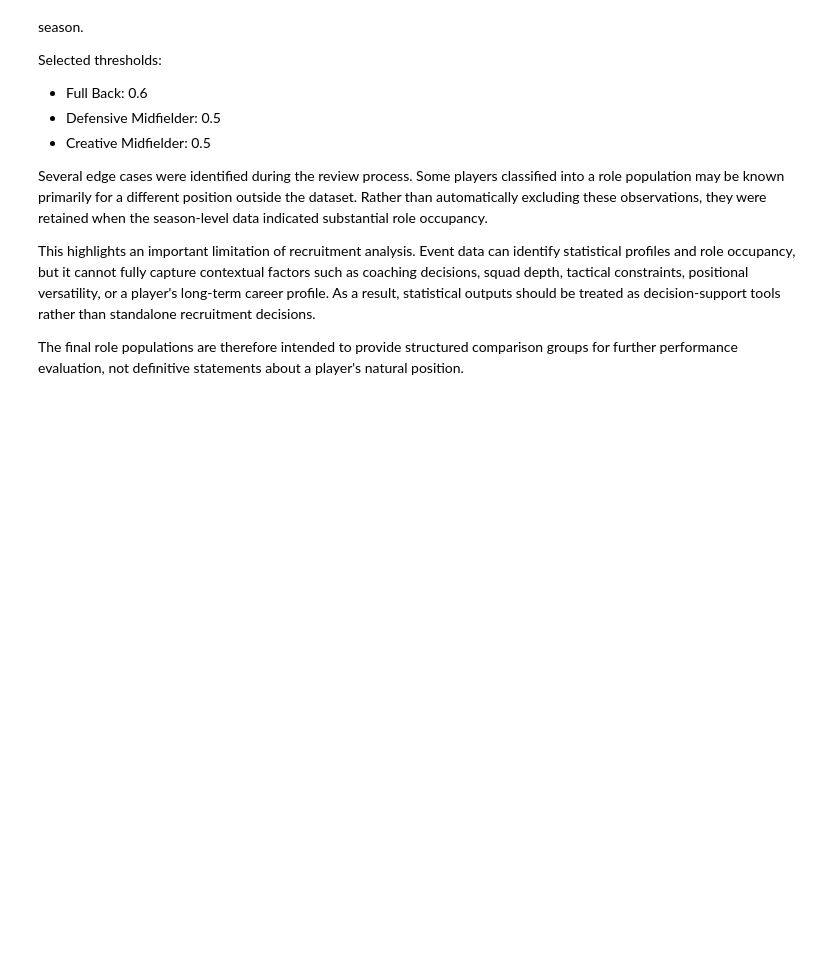
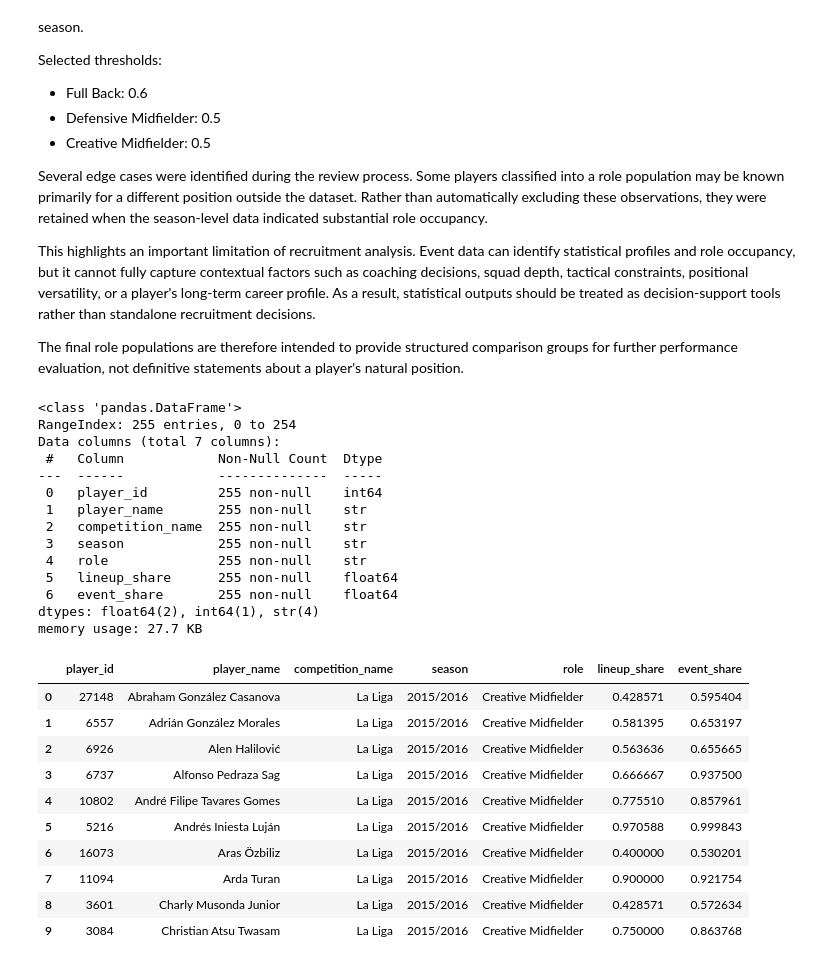
Before and after one commit to inatgomez/player-filter, a Jupyter notebook: notebooks/position_threshold_exploration.ipynb, the cells around one changed output. Cells and saved outputs as stored; diff of their text form; code cells hidden in the pictures; blank space fills up the shorter version.

Commit message:
check player population parquet data

```diff
--- a/notebooks/position_threshold_exploration.ipynb
+++ b/notebooks/position_threshold_exploration.ipynb
@@ -503,3 +503,34 @@ Several edge cases were identified during the review process. Some players class
 This highlights an important limitation of recruitment analysis. Event data can identify statistical profiles and role occupancy, but it cannot fully capture contextual factors such as coaching decisions, squad depth, tactical constraints, positional versatility, or a player's long-term career profile. As a result, statistical outputs should be treated as decision-support tools rather than standalone recruitment decisions.
 
 The final role populations are therefore intended to provide structured comparison groups for further performance evaluation, not definitive statements about a player's natural position.
+# %%
+population = pd.read_parquet("../data/processed/player_populations.parquet")
+
+population.info()
+population.head(10)
+# %% [output]
+<class 'pandas.DataFrame'>
+RangeIndex: 255 entries, 0 to 254
+Data columns (total 7 columns):
+ #   Column            Non-Null Count  Dtype
+---  ------            --------------  -----
+ 0   player_id         255 non-null    int64
+ 1   player_name       255 non-null    str
+ 2   competition_name  255 non-null    str
+ 3   season            255 non-null    str
+ 4   role              255 non-null    str
+ 5   lineup_share      255 non-null    float64
+ 6   event_share       255 non-null    float64
+dtypes: float64(2), int64(1), str(4)
+memory usage: 27.7 KB
+|  | player_id | player_name | competition_name | season | role | lineup_share | event_share |
+| 0 | 27148 | Abraham González Casanova | La Liga | 2015/2016 | Creative Midfielder | 0.428571 | 0.595404 |
+| 1 | 6557 | Adrián González Morales | La Liga | 2015/2016 | Creative Midfielder | 0.581395 | 0.653197 |
+| 2 | 6926 | Alen Halilović | La Liga | 2015/2016 | Creative Midfielder | 0.563636 | 0.655665 |
+| 3 | 6737 | Alfonso Pedraza Sag | La Liga | 2015/2016 | Creative Midfielder | 0.666667 | 0.937500 |
+| 4 | 10802 | André Filipe Tavares Gomes | La Liga | 2015/2016 | Creative Midfielder | 0.775510 | 0.857961 |
+| 5 | 5216 | Andrés Iniesta Luján | La Liga | 2015/2016 | Creative Midfielder | 0.970588 | 0.999843 |
+| 6 | 16073 | Aras Özbiliz | La Liga | 2015/2016 | Creative Midfielder | 0.400000 | 0.530201 |
+| 7 | 11094 | Arda Turan | La Liga | 2015/2016 | Creative Midfielder | 0.900000 | 0.921754 |
+| 8 | 3601 | Charly Musonda Junior | La Liga | 2015/2016 | Creative Midfielder | 0.428571 | 0.572634 |
+| 9 | 3084 | Christian Atsu Twasam | La Liga | 2015/2016 | Creative Midfielder | 0.750000 | 0.863768 |
```
Also changed, not shown: parts of 1 cell of this notebook, 1 other file.
